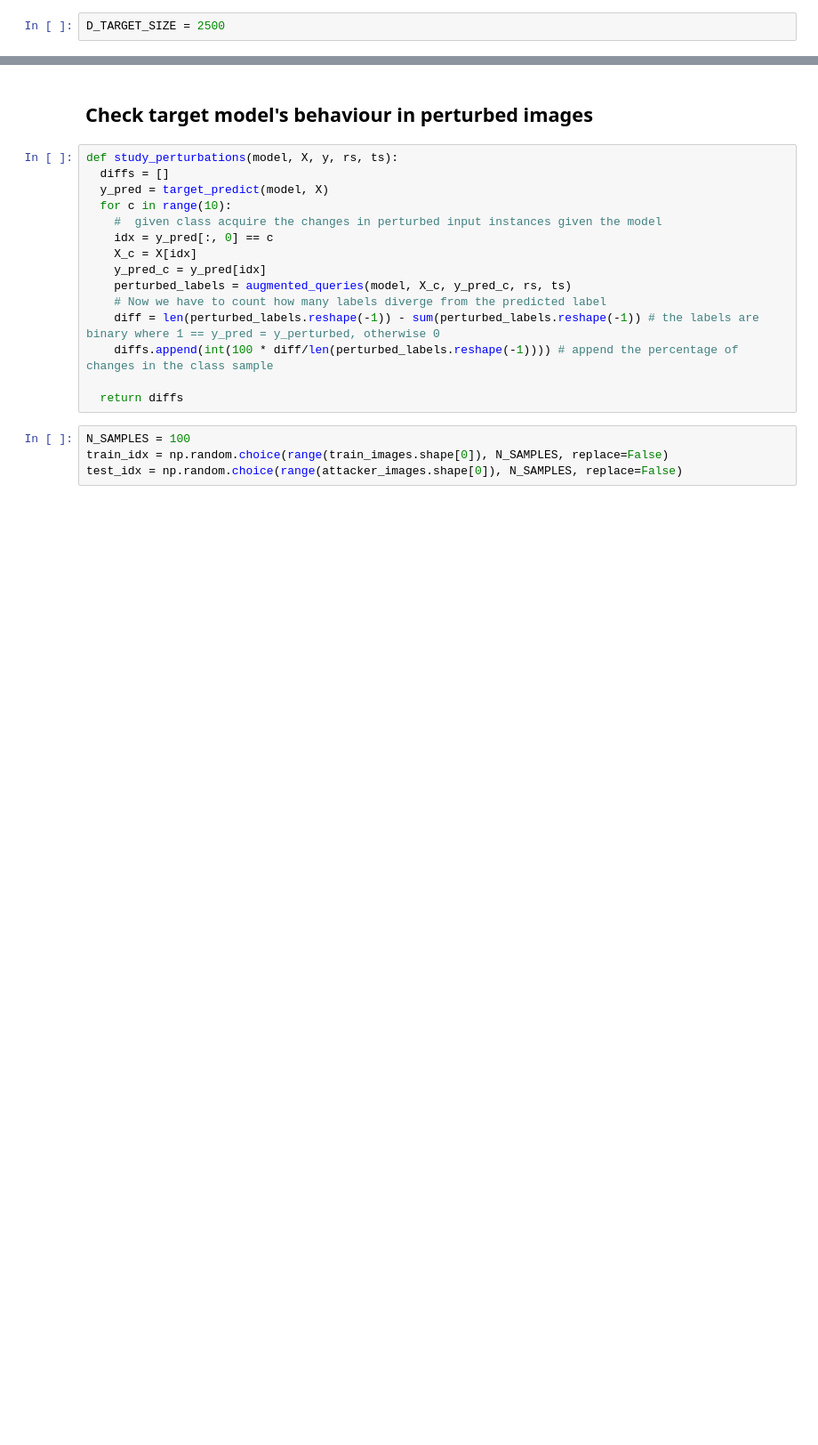
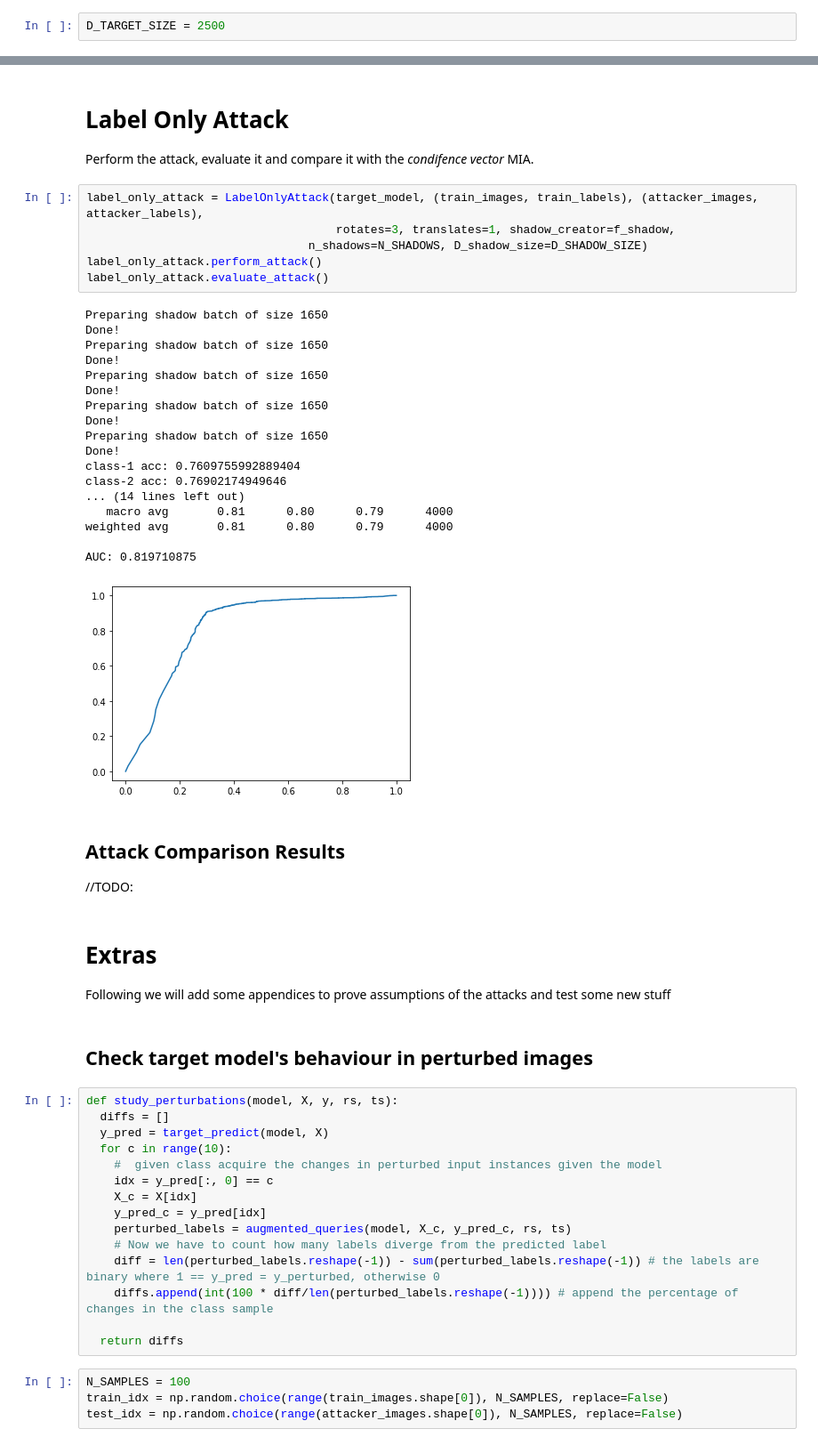
Before and after one commit to VissaMoutafis/Membership-Inference-Research, a Jupyter notebook: Code/cifar_10_labels_only_conf_vec_comparison-v1.ipynb, the cells around one changed output, grey strips where cells are left out. Shown at 89% size. Cells and saved outputs as stored; diff of their text form; blank space fills up the shorter version.

```diff
--- a/Code/cifar_10_labels_only_conf_vec_comparison-v1.ipynb
+++ b/Code/cifar_10_labels_only_conf_vec_comparison-v1.ipynb
@@ -170 +190,36 @@ AUC: 0.517097125
+# %% [markdown]
+# Label Only Attack
+Perform the attack, evaluate it and compare it with the *condifence vector* MIA.
+# %%
+label_only_attack = LabelOnlyAttack(target_model, (train_images, train_labels), (attacker_images, attacker_labels),
+                                    rotates=3, translates=1, shadow_creator=f_shadow,
+                                n_shadows=N_SHADOWS, D_shadow_size=D_SHADOW_SIZE)
+label_only_attack.perform_attack()
+label_only_attack.evaluate_attack()
+# %% [output]
+Preparing shadow batch of size 1650
+Done!
+Preparing shadow batch of size 1650
+Done!
+Preparing shadow batch of size 1650
+Done!
+Preparing shadow batch of size 1650
+Done!
+Preparing shadow batch of size 1650
+Done!
+class-1 acc: 0.7609755992889404
+class-2 acc: 0.76902174949646
+... (14 lines left out)
+   macro avg       0.81      0.80      0.79      4000
+weighted avg       0.81      0.80      0.79      4000
+
+AUC: 0.819710875
+[figure, added]
+# %% [markdown]
+## Attack Comparison Results
+
+//TODO:
+# %% [markdown]
+# Extras
+Following we will add some appendices to prove assumptions of the attacks and test some new stuff
 # %% [markdown]
```
Also changed, not shown: parts of 15 cells of this notebook, 2 other files.
